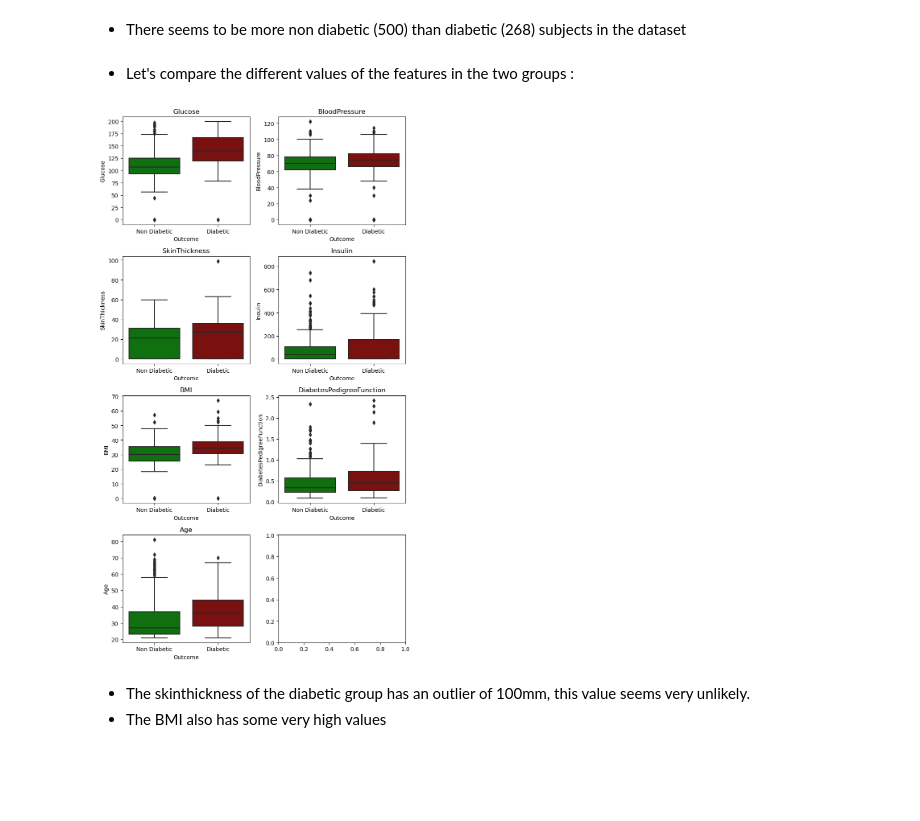
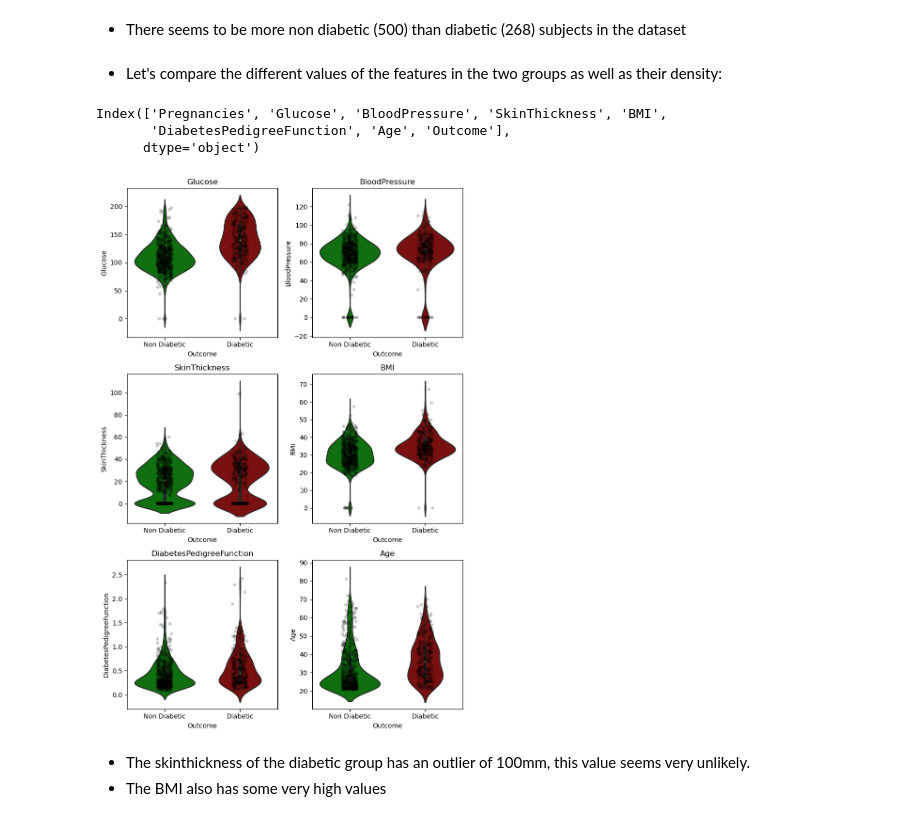
Before and after one commit to Khadidja-b/diabetes-prediction-model, a Jupyter notebook: Predict_diabetes_with_a_logistic_regression_model.ipynb, the cells around one changed output. Cells and saved outputs as stored; diff of their text form; code cells hidden in the pictures; blank space fills up the shorter version.

```diff
--- a/Predict_diabetes_with_a_logistic_regression_model.ipynb
+++ b/Predict_diabetes_with_a_logistic_regression_model.ipynb
@@ -16,7 +18,7 @@ from sklearn.linear_model import LogisticRegression
 from scipy import stats
 # %%
 #Loading the data
-data = pd.read_csv('./Files/diabetes.csv')
+data = pd.read_csv('Files/diabetes.csv')
 # %% [markdown]
 **Some information about the dataset**
 ----
@@ -135,3 +144,6 @@ The dependant variable :
+# %%
+#Dropping the insulin column
+data = data.drop(columns='Insulin')
 # %% [markdown]
 * It would be interesting to check the distribution of diabetic status in this dataset by visualising how many diabetic and non diabetic it contains.
 # %%
@@ -153,21 +165,32 @@ plt.show()
 # %% [markdown]
 * There seems to be more non diabetic (500) than diabetic (268) subjects in the dataset
 # %% [markdown]
-* Let's compare the different values of the features in the two groups :
+* Let's compare the different values of the features in the two groups as well as their density:
+# %%
+data.columns
+# %% [output]
+Index(['Pregnancies', 'Glucose', 'BloodPressure', 'SkinThickness', 'BMI',
+       'DiabetesPedigreeFunction', 'Age', 'Outcome'],
+      dtype='object')
 # %%
-fig, axes = plt.subplots(4, 2, figsize=(8, 14))
+data_columns = data.columns[1:7]
+num_columns = len(data_columns)
+num_rows = (num_columns + 1) // 2
+
+fig, axes = plt.subplots(num_rows, 2, figsize=(8, num_rows * 4))
 axes = axes.flatten()
 
-for i, column in enumerate(data.columns[1:8]):
-    sns.boxplot(data=data, x="Outcome", y=column, ax=axes[i],palette=c)
+for i, column in enumerate(data_columns):
+    sns.violinplot(data=data, x="Outcome", y=column, ax=axes[i], palette=c,alpha=0.7, showmedians=True)
+    sns.stripplot(data=data, x="Outcome", y=column, ax=axes[i], jitter=True, color="black",alpha=0.2)
     axes[i].set_title(f'{column}')
     axes[i].set_ylabel(column)
-    axes[i].set_xticklabels(['Non Diabetic','Diabetic'])
+    axes[i].set_xticklabels(['Non Diabetic', 'Diabetic'])
 
 plt.tight_layout()
 plt.show()
 # %% [output]
-[figure, old version]
+[figure, new version]
 # %% [markdown]
 * The skinthickness of the diabetic group has an outlier of 100mm, this value seems very unlikely.
 * The BMI also has some very high values
```
Also changed, not shown: parts of 26 cells of this notebook.
